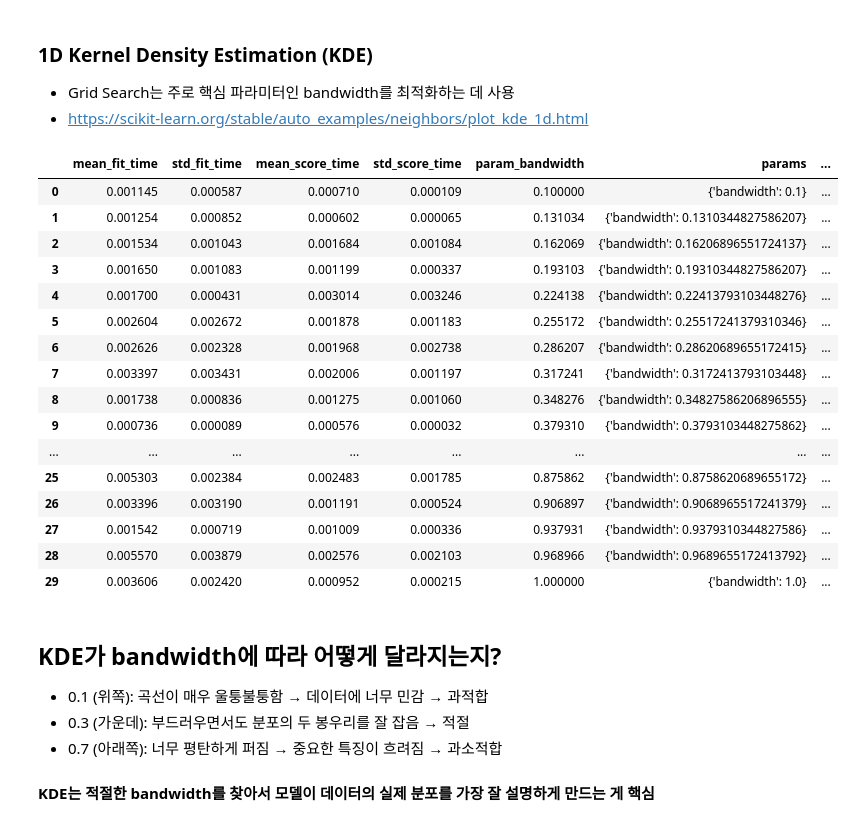
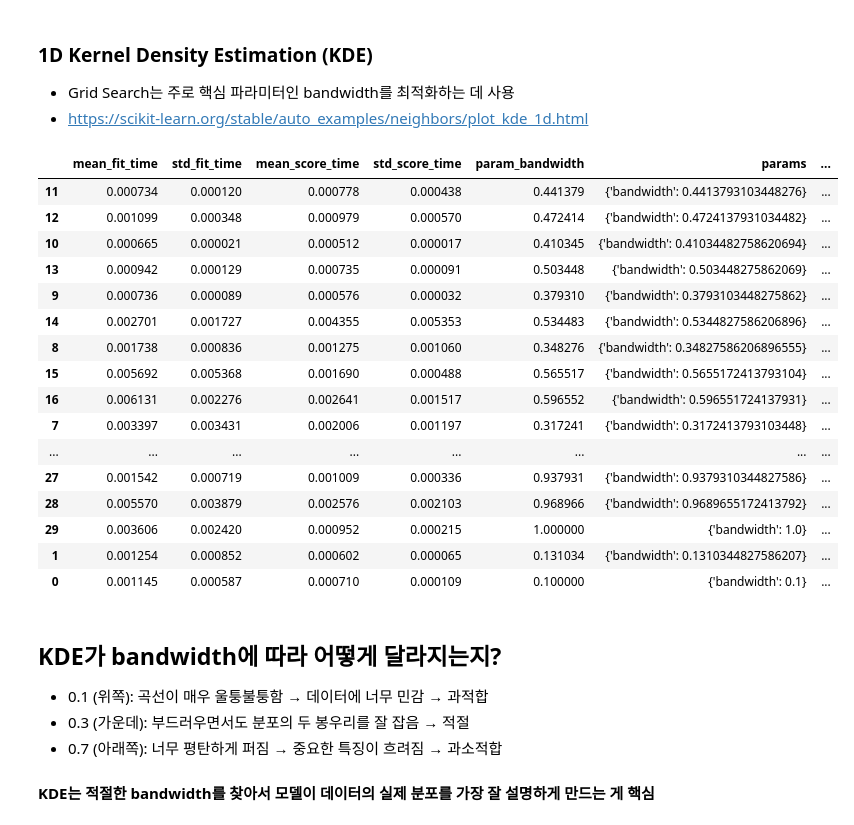
Before and after one commit to ancestor9/2025_Spring_Capstone-Design, a Jupyter notebook: Week13/1D_Kernel_Density_Estimation.ipynb, the cells around one changed output. Cells and saved outputs as stored; diff of their text form; code cells hidden in the pictures.

```diff
--- a/Week13/1D_Kernel_Density_Estimation.ipynb
+++ b/Week13/1D_Kernel_Density_Estimation.ipynb
@@ -26,25 +26,25 @@ grid.fit(X)
 best_bandwidth = grid.best_params_['bandwidth']
 # %%
 import pandas as pd
-pd.DataFrame(grid.cv_results_)
+pd.DataFrame(grid.cv_results_).sort_values('rank_test_score')
 # %% [output]
 |  | mean_fit_time | std_fit_time | mean_score_time | std_score_time | param_bandwidth | params | ... |
-| 0 | 0.001145 | 0.000587 | 0.000710 | 0.000109 | 0.100000 | {'bandwidth': 0.1} | ... |
-| 1 | 0.001254 | 0.000852 | 0.000602 | 0.000065 | 0.131034 | {'bandwidth': 0.1310344827586207} | ... |
-| 2 | 0.001534 | 0.001043 | 0.001684 | 0.001084 | 0.162069 | {'bandwidth': 0.16206896551724137} | ... |
-| 3 | 0.001650 | 0.001083 | 0.001199 | 0.000337 | 0.193103 | {'bandwidth': 0.19310344827586207} | ... |
-| 4 | 0.001700 | 0.000431 | 0.003014 | 0.003246 | 0.224138 | {'bandwidth': 0.22413793103448276} | ... |
-| 5 | 0.002604 | 0.002672 | 0.001878 | 0.001183 | 0.255172 | {'bandwidth': 0.25517241379310346} | ... |
-| 6 | 0.002626 | 0.002328 | 0.001968 | 0.002738 | 0.286207 | {'bandwidth': 0.28620689655172415} | ... |
+| 11 | 0.000734 | 0.000120 | 0.000778 | 0.000438 | 0.441379 | {'bandwidth': 0.4413793103448276} | ... |
+| 12 | 0.001099 | 0.000348 | 0.000979 | 0.000570 | 0.472414 | {'bandwidth': 0.4724137931034482} | ... |
+| 10 | 0.000665 | 0.000021 | 0.000512 | 0.000017 | 0.410345 | {'bandwidth': 0.41034482758620694} | ... |
+| 13 | 0.000942 | 0.000129 | 0.000735 | 0.000091 | 0.503448 | {'bandwidth': 0.503448275862069} | ... |
+| 9 | 0.000736 | 0.000089 | 0.000576 | 0.000032 | 0.379310 | {'bandwidth': 0.3793103448275862} | ... |
+| 14 | 0.002701 | 0.001727 | 0.004355 | 0.005353 | 0.534483 | {'bandwidth': 0.5344827586206896} | ... |
+| 8 | 0.001738 | 0.000836 | 0.001275 | 0.001060 | 0.348276 | {'bandwidth': 0.34827586206896555} | ... |
+| 15 | 0.005692 | 0.005368 | 0.001690 | 0.000488 | 0.565517 | {'bandwidth': 0.5655172413793104} | ... |
+| 16 | 0.006131 | 0.002276 | 0.002641 | 0.001517 | 0.596552 | {'bandwidth': 0.596551724137931} | ... |
 | 7 | 0.003397 | 0.003431 | 0.002006 | 0.001197 | 0.317241 | {'bandwidth': 0.3172413793103448} | ... |
-| 8 | 0.001738 | 0.000836 | 0.001275 | 0.001060 | 0.348276 | {'bandwidth': 0.34827586206896555} | ... |
-| 9 | 0.000736 | 0.000089 | 0.000576 | 0.000032 | 0.379310 | {'bandwidth': 0.3793103448275862} | ... |
 | ... | ... | ... | ... | ... | ... | ... | ... |
-| 25 | 0.005303 | 0.002384 | 0.002483 | 0.001785 | 0.875862 | {'bandwidth': 0.8758620689655172} | ... |
-| 26 | 0.003396 | 0.003190 | 0.001191 | 0.000524 | 0.906897 | {'bandwidth': 0.9068965517241379} | ... |
 | 27 | 0.001542 | 0.000719 | 0.001009 | 0.000336 | 0.937931 | {'bandwidth': 0.9379310344827586} | ... |
 | 28 | 0.005570 | 0.003879 | 0.002576 | 0.002103 | 0.968966 | {'bandwidth': 0.9689655172413792} | ... |
 | 29 | 0.003606 | 0.002420 | 0.000952 | 0.000215 | 1.000000 | {'bandwidth': 1.0} | ... |
+| 1 | 0.001254 | 0.000852 | 0.000602 | 0.000065 | 0.131034 | {'bandwidth': 0.1310344827586207} | ... |
+| 0 | 0.001145 | 0.000587 | 0.000710 | 0.000109 | 0.100000 | {'bandwidth': 0.1} | ... |
 # %% [markdown]
 ## KDE가 bandwidth에 따라 어떻게 달라지는지?
 
```
